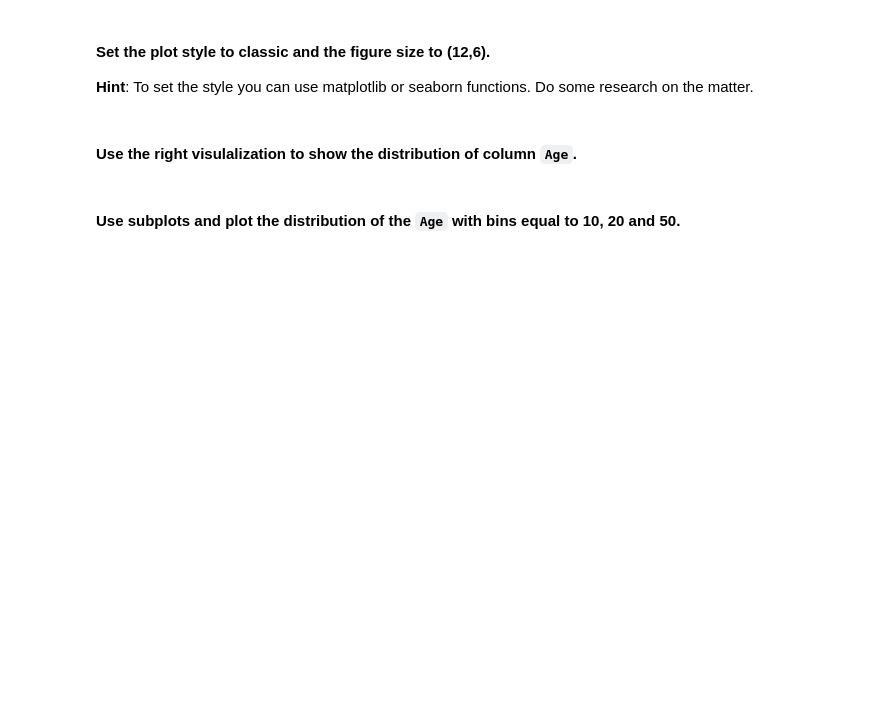
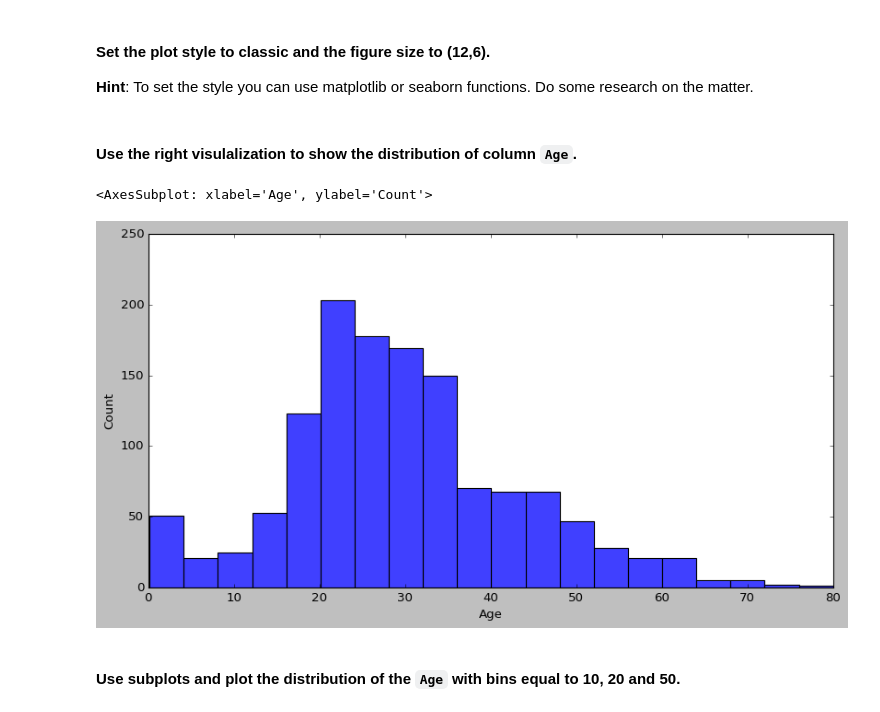
Before and after one commit to GonzaloGmv/lab_matplotlib_seaborn, a Jupyter notebook: Lab Matplotlib & Seaborn.ipynb, the cells around one changed output. Drawn from its saved outputs; the diff is of its cells as text; code cells hidden in the pictures; blank space fills up the shorter version.

```diff
--- a/Lab Matplotlib & Seaborn.ipynb
+++ b/Lab Matplotlib & Seaborn.ipynb
@@ -68,2 +80,4 @@ plt.savefig("f2.jpg")
+# %%
+titanic = pd.read_csv('titanic.csv')
 # %% [markdown]
 #### Explore the titanic dataset using Pandas dtypes.
@@ -86,2 +117,5 @@ plt.savefig("f2.jpg")
+# %%
+plt.style.use('classic')
+plt.rcParams['figure.figsize']=(12, 6)
 # %% [markdown]
 #### Use the right visulalization to show the distribution of column `Age`.
@@ -90,2 +122,7 @@ plt.savefig("f2.jpg")
+# %%
+sns.histplot(titanic['Age'], bins=20)
+# %% [output]
+<AxesSubplot: xlabel='Age', ylabel='Count'>
+[figure, added]
 # %% [markdown]
 #### Use subplots and plot the distribution of the `Age`  with bins equal to 10, 20 and 50.
```
Also changed, not shown: parts of 24 cells of this notebook, 5 other files.
